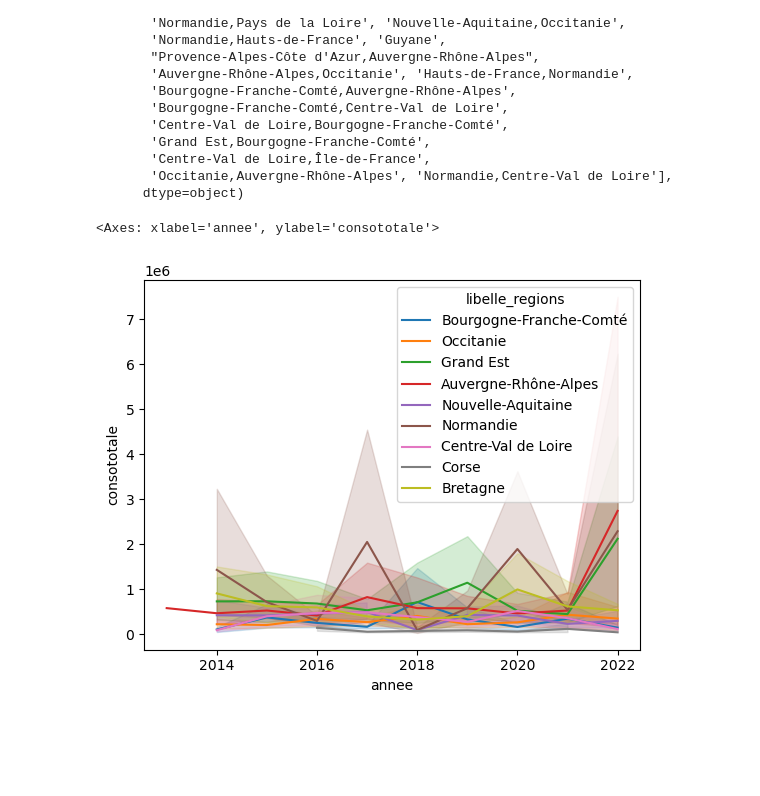
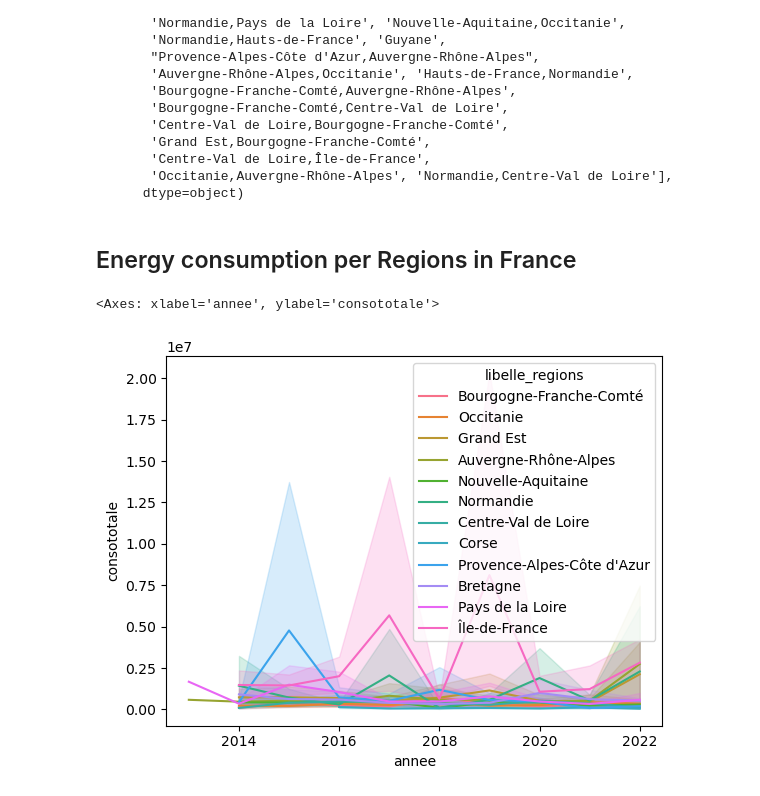
Before and after one commit to pmgzo/my_notebooks, a Jupyter notebook: EPCI.ipynb, the cells around one changed output. Drawn from its saved outputs; the diff is of its cells as text; code cells hidden in the pictures; blank space fills up the shorter version.

Commit message:
feat: add consumption energy during 2020,2021,2022

```diff
--- a/EPCI.ipynb
+++ b/EPCI.ipynb
@@ -224,12 +224,14 @@ array(['Auvergne-Rhône-Alpes', 'Grand Est', 'Occitanie', 'Normandie',
        'Centre-Val de Loire,Île-de-France',
        'Occitanie,Auvergne-Rhône-Alpes', 'Normandie,Centre-Val de Loire'],
       dtype=object)
+# %% [markdown]
+## Energy consumption per Regions in France
 # %%
 # select only the regions in france
-selected_regions = ["Auvergne-Rhône-Alpes", "Grand Est", "Occitanie", "Normandie", "Nouvelle-Aquitaine", "Centre-Val de Loire", "Corse", "Bourgogne-Franche-Comté", "Bretagne"]
+selected_regions = ["Auvergne-Rhône-Alpes", "Grand Est", "Occitanie", "Normandie", "Nouvelle-Aquitaine", "Centre-Val de Loire", "Corse", "Bourgogne-Franche-Comté", "Bretagne", "Provence-Alpes-Côte d'Azur", "Pays de la Loire", "Île-de-France"]
 filtered_dfConsYearNRegion = dfConsYearNRegion[dfConsYearNRegion['libelle_regions'].isin(selected_regions)]
 
 sns.lineplot(data=filtered_dfConsYearNRegion, x="annee", y="consototale", hue="libelle_regions")
 # %% [output]
 <Axes: xlabel='annee', ylabel='consototale'>
-[figure, old version]
+[figure, new version]
```
Also changed, not shown: parts of 7 cells of this notebook.
